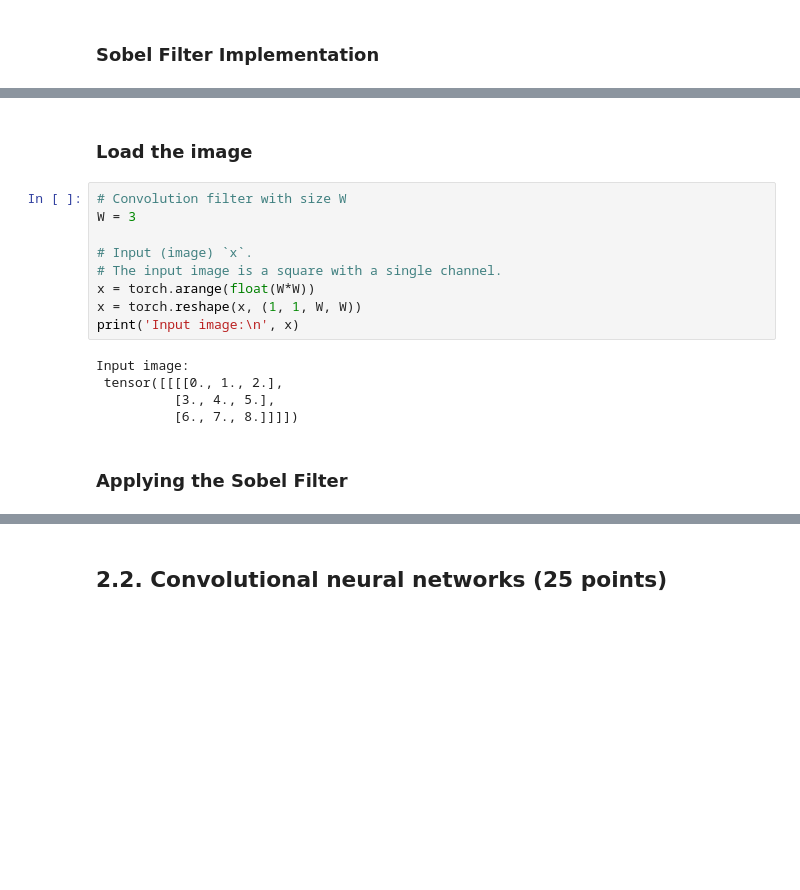
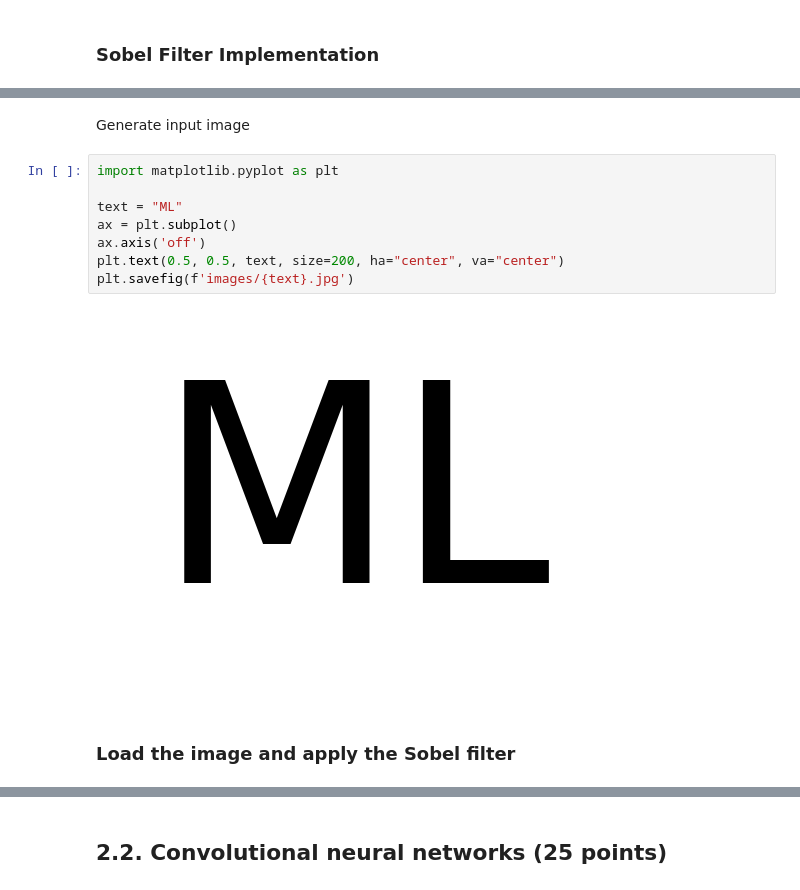
Before and after one commit to henrikdchristensen/DIKU-MLA-A6-Logistic-Regression-and-Convolutional-Neural-Networks, a Jupyter notebook: notebook.ipynb, the cells around one changed output, grey strips where cells are left out. Saved outputs shown, nothing was run; the diff lists cells and outputs as text; blank space fills up the shorter version.

```diff
--- a/notebook.ipynb
+++ b/notebook.ipynb
@@ -246,22 +251,18 @@ class SobelFilter(nn.Module):
         G = torch.sqrt(torch.square(Gx) + torch.square(Gy))
 
         return Gx, Gy, G
+# %% [markdown]
+Generate input image
+# %%
+import matplotlib.pyplot as plt
+
+text = "ML"
+ax = plt.subplot()
+ax.axis('off')
+plt.text(0.5, 0.5, text, size=200, ha="center", va="center")
+plt.savefig(f'images/{text}.jpg')
+# %% [output]
+[figure, added]
 # %% [markdown]
-### Load the image
+### Load the image and apply the Sobel filter
-# %%
-# Convolution filter with size W
-W = 3
-
-# Input (image) `x`.
-# The input image is a square with a single channel.
-x = torch.arange(float(W*W))
-x = torch.reshape(x, (1, 1, W, W))
-print('Input image:\n', x)
-# %% [output]
-Input image:
- tensor([[[[0., 1., 2.],
-          [3., 4., 5.],
-          [6., 7., 8.]]]])
-# %% [markdown]
-### Applying the Sobel Filter
 # %%
```
Also changed, not shown: parts of 13 cells of this notebook, 9 other files.
